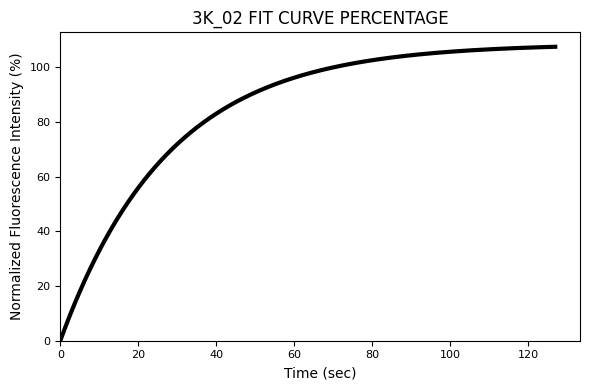
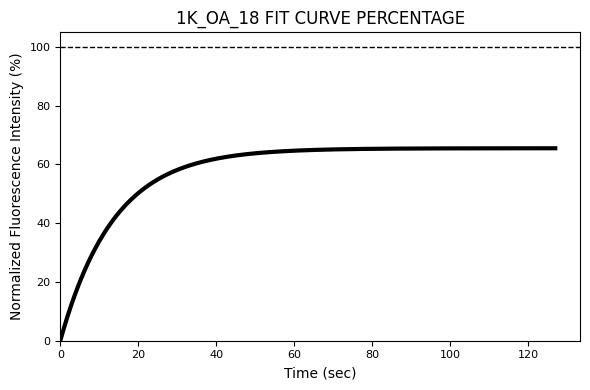
The notebook cell's code change between the first figure and the second:
--- before
+++ after
@@ -3,4 +3,6 @@
 plt.plot(x_generated, fit_df["Fluorescence intensity (percentage)"], '-', color='black', label='Fit curve', linewidth=3)
 
+# Add dotted horizontal line at 100%
+plt.axhline(y=100, color='black', linestyle='--', linewidth=1, label='100%')
 
 # Axis labels and title

Commit: finished FRAP